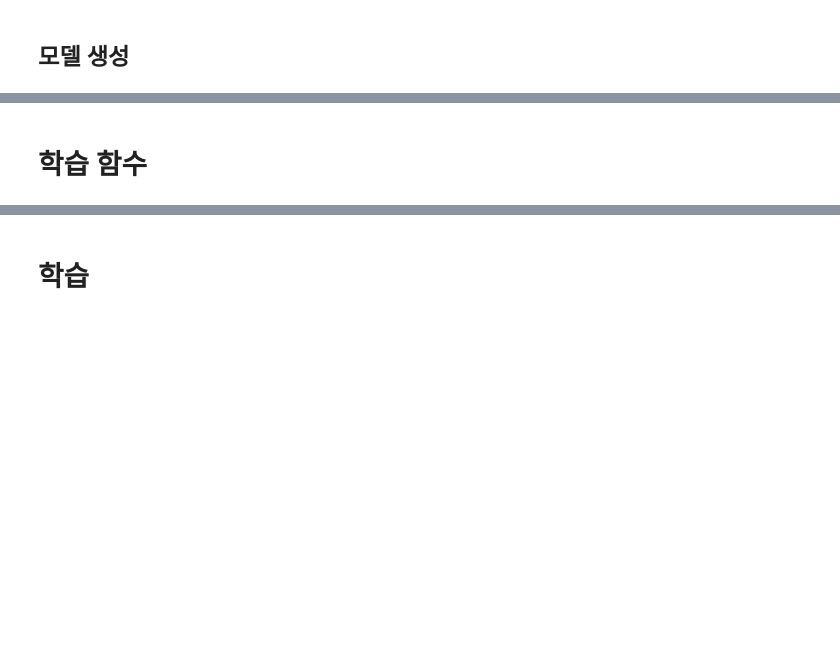
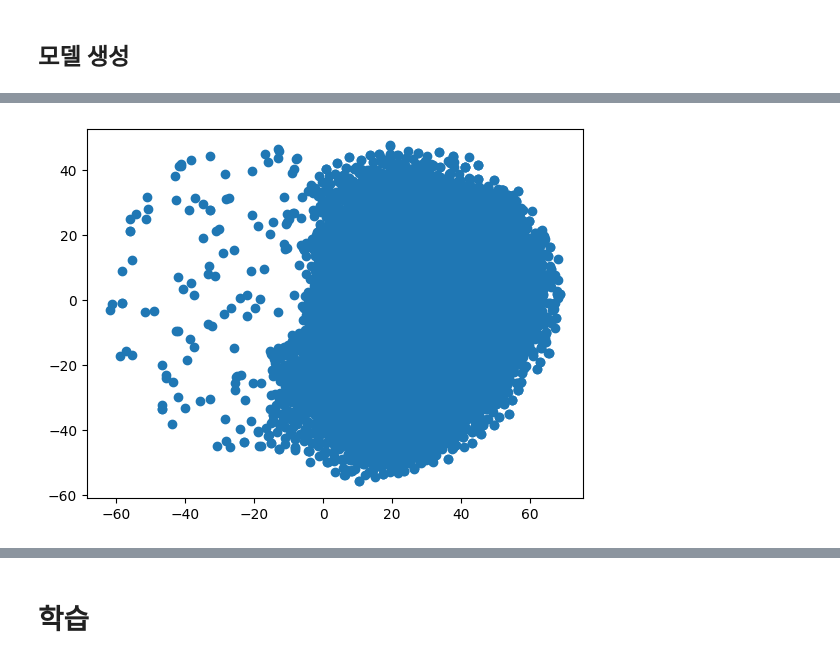
Before and after one commit to boostcampaitech6/level2-dkt-recsys-02, a Jupyter notebook: src/graph_base/sasrec_Graph.ipynb, the cells around one changed output, grey strips where cells are left out. Drawn from its saved outputs; the diff is of its cells as text; code cells hidden in the pictures; blank space fills up the shorter version.

```diff
--- a/src/graph_base/sasrec_Graph.ipynb
+++ b/src/graph_base/sasrec_Graph.ipynb
@@ -110,7 +110,7 @@ class SignedGCN(torch.nn.Module):
         super().__init__()
 
         self.in_channels = in_channels
-        self.x = nn.Parameter(torch.empty(16896,in_channels), requires_grad=True) ##node개수 하드코딩
+        self.x = nn.Parameter(torch.empty(16897,in_channels), requires_grad=True) ##node개수 하드코딩
         ##lightgcn weighted sum
         alpha = 1. / (num_layers + 1)
         self.alpha = nn.ParameterList()
@@ -184,7 +184,6 @@ class SignedGCN(torch.nn.Module):
 
     def forward(
         self,
-        x: Tensor,
         pos_edge_index: Tensor,
         neg_edge_index: Tensor,
     ) -> Tensor:
@@ -282,6 +281,9 @@ class SignedGCN(torch.nn.Module):
     def __repr__(self) -> str:
         return (f'{self.__class__.__name__}({self.in_channels}, '
                 f'{self.hidden_channels}, num_layers={self.num_layers})')
+
+    def return_emb(self):
+        return self.x
 # %% [markdown]
 # 모델
 # %% [markdown]
@@ -304,7 +311,7 @@ model = SignedGCN(
             num_layers=num_layer,
             lamb=lamb,
             bias=True
-            )
+            ).to(device)
 # %%
 def edge_split_by_sign(edges):
     pos_from = edges['edge'][0,:][edges['label'] == 1]
@@ -316,11 +323,11 @@ def edge_split_by_sign(edges):
     neg_edges = torch.stack((neg_from,neg_dest))
     return pos_edges, neg_edges
 # %%
-def train(model: nn.Module, train_data: dict, optimizer: torch.optim.Optimizer, embedding:torch.Tensor):
+def train(model: nn.Module, train_data: dict, optimizer: torch.optim.Optimizer):
     model.train()
     optimizer.zero_grad()
     pos_edge, neg_edge = edge_split_by_sign(train_data)
-    next_embedding = model(embedding,pos_edge,neg_edge)
+    next_embedding = model(pos_edge,neg_edge)
     loss = model.loss_bce(next_embedding,train_data)
     # backward
     loss.backward()
@@ -344,26 +351,19 @@ def validate(valid_data: dict, model: nn.Module, embedding:torch.Tensor):
 # %%
 optimizer =   optimizer = torch.optim.Adam(params=model.parameters(), lr=learning_rate)
 best_auc, best_epoch = 0, -1
+best_emb = None
 early_stopping_counter = 0
-#print(num_nodes)
-input_feature = torch.rand((num_nodes,32),device="cuda")
 for e in range(epochs):
     logging.info("Epoch: %s", e)
     # TRAIN
     # optimizer.zero_grad()
-    node_embedding, loss = train(model,train_data,optimizer,input_feature)
-
-
+    node_embedding, loss = train(model,train_data,optimizer)
     # VALID
     auc = validate(valid_data,model,node_embedding)
-
-
-    wandb.log(dict(valid_auc_epoch=auc))
-
-
     if auc > best_auc:
         logger.info("Best model updated AUC from %.4f to %.4f", best_auc, auc)
         best_auc, best_epoch = auc, e
+        best_emb = node_embedding
         torch.save(obj= {"model": model.state_dict(), "epoch": e + 1},
                     f=os.path.join(model_dir, f"best_model.pt"))
 
@@ -389,2 +405,15 @@ SignedGCN(1, 2, num_layers=3)
-# %% [markdown]
-# 학습 함수
+# %%
+from sklearn.manifold import TSNE
+import matplotlib.pyplot as plt
+# 2차원으로 차원 축소
+n_components = 2
+
+# t-sne 모델 생성
+model2 = TSNE(n_components=n_components)
+saved_emb = best_emb.clone().to('cpu')
+# 학습한 결과 2차원 공간 값 출력
+emb2d = model2.fit_transform(best_emb.to('cpu').detach().numpy())
+plt.scatter(emb2d[7441:, 0], emb2d[7441:, 1])
+plt.show()
+# %% [output]
+[figure, added]
```
Also changed, not shown: parts of 20 cells of this notebook, 7 other files.
